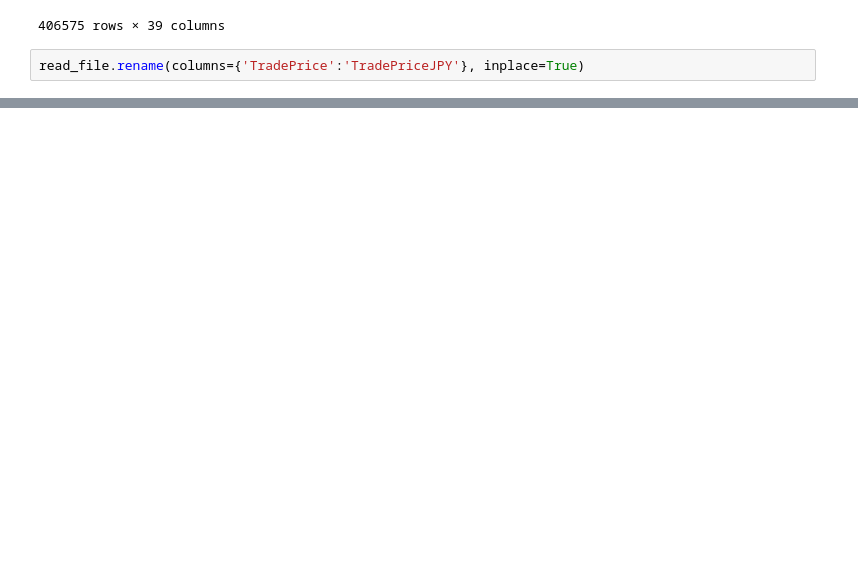
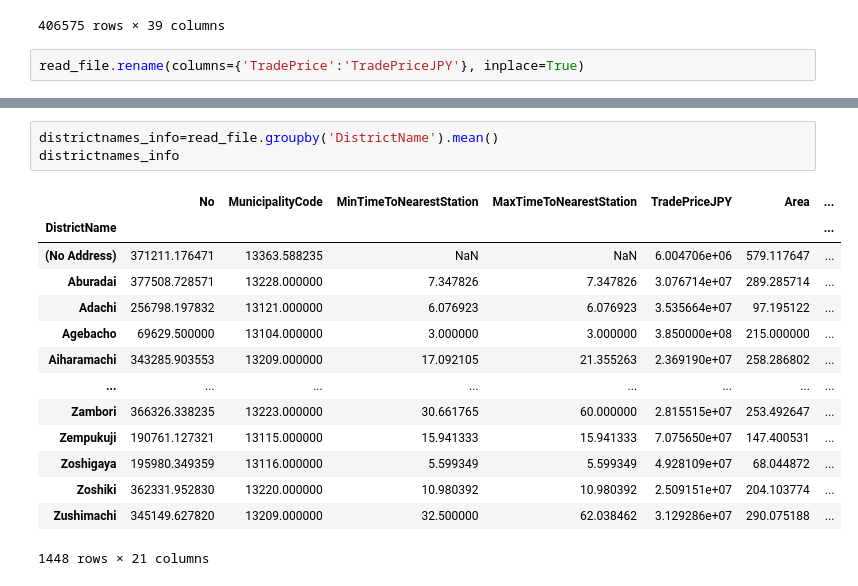
Before and after one commit to MxP05/Realestate_crowdsale, a Jupyter notebook: Marc/tokJPreal.ipynb, the cells around one changed output, grey strips where cells are left out. Cells and saved outputs as stored; diff of their text form; blank space fills up the shorter version.

```diff
--- a/Marc/tokJPreal.ipynb
+++ b/Marc/tokJPreal.ipynb
@@ -83,0 +161,18 @@ read_file
+# %%
+districtnames_info=read_file.groupby('DistrictName').mean()
+districtnames_info
+# %% [output]
+|  | No | MunicipalityCode | MinTimeToNearestStation | MaxTimeToNearestStation | TradePriceJPY | Area | ... |
+| DistrictName |  |  |  |  |  |  | ... |
+| (No Address) | 371211.176471 | 13363.588235 | NaN | NaN | 6.004706e+06 | 579.117647 | ... |
+| Aburadai | 377508.728571 | 13228.000000 | 7.347826 | 7.347826 | 3.076714e+07 | 289.285714 | ... |
+| Adachi | 256798.197832 | 13121.000000 | 6.076923 | 6.076923 | 3.535664e+07 | 97.195122 | ... |
+| Agebacho | 69629.500000 | 13104.000000 | 3.000000 | 3.000000 | 3.850000e+08 | 215.000000 | ... |
+| Aiharamachi | 343285.903553 | 13209.000000 | 17.092105 | 21.355263 | 2.369190e+07 | 258.286802 | ... |
+| ... | ... | ... | ... | ... | ... | ... | ... |
+| Zambori | 366326.338235 | 13223.000000 | 30.661765 | 60.000000 | 2.815515e+07 | 253.492647 | ... |
+| Zempukuji | 190761.127321 | 13115.000000 | 15.941333 | 15.941333 | 7.075650e+07 | 147.400531 | ... |
+| Zoshigaya | 195980.349359 | 13116.000000 | 5.599349 | 5.599349 | 4.928109e+07 | 68.044872 | ... |
+| Zoshiki | 362331.952830 | 13220.000000 | 10.980392 | 10.980392 | 2.509151e+07 | 204.103774 | ... |
+| Zushimachi | 345149.627820 | 13209.000000 | 32.500000 | 62.038462 | 3.129286e+07 | 290.075188 | ... |
+1448 rows × 21 columns
```
Also changed, not shown: parts of 9 cells of this notebook.
